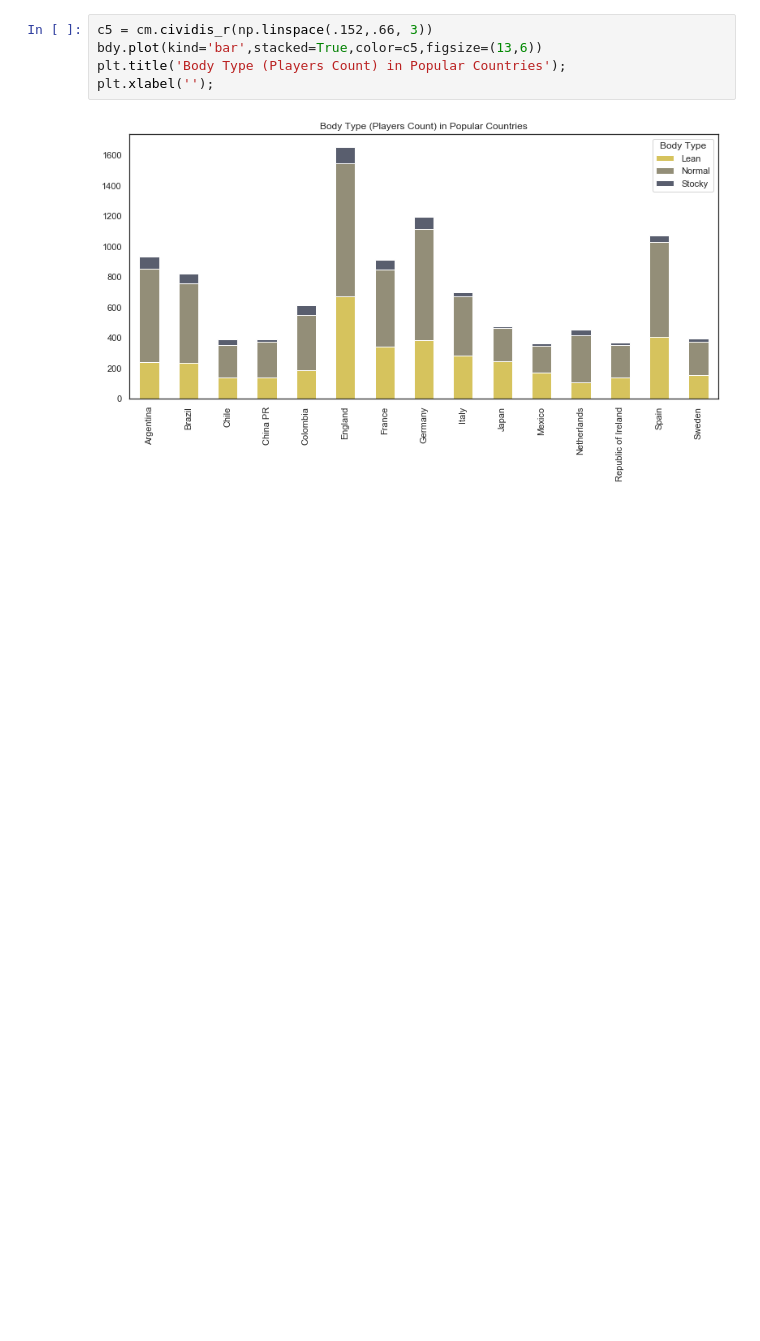
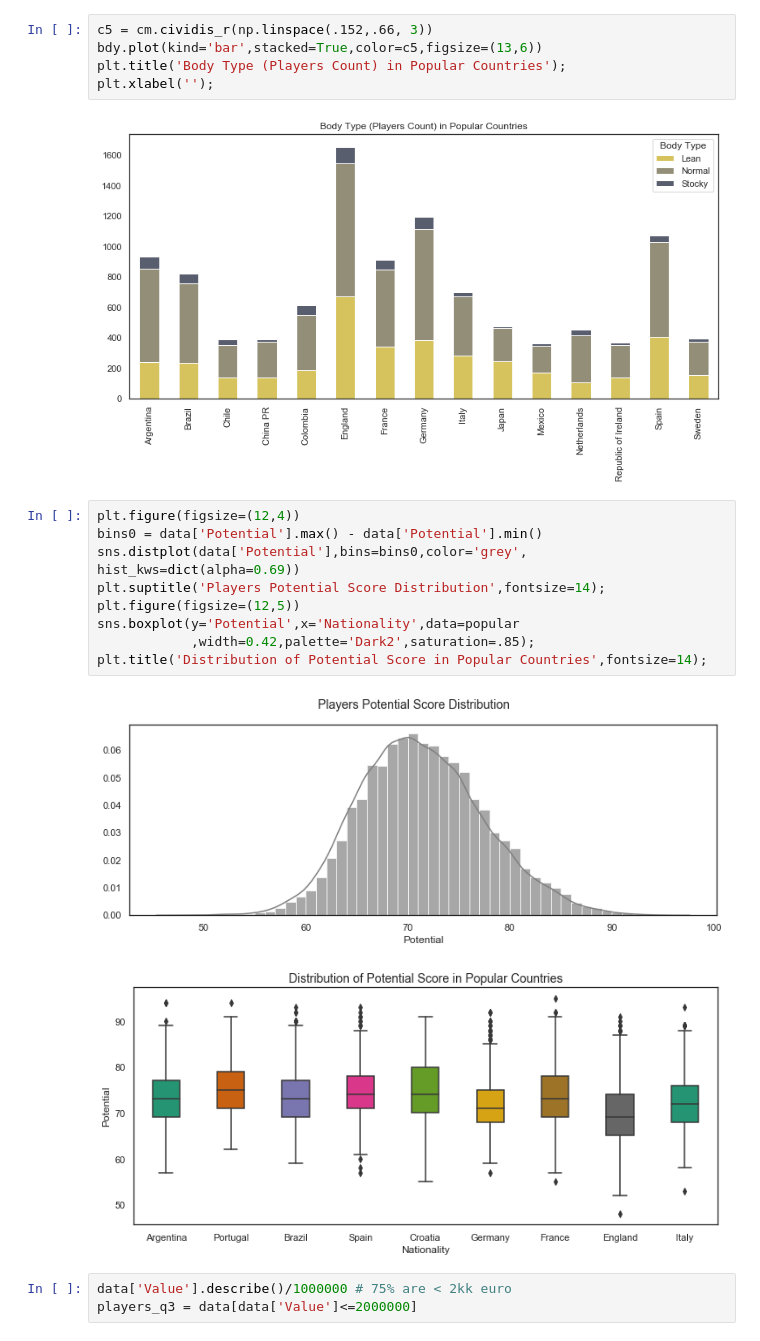
Before and after one commit to JakubPluta/EDA-ML, a Jupyter notebook: Fifa 19 Overall EDA.ipynb, the cells around one changed output. Saved outputs shown, nothing was run; the diff lists cells and outputs as text; blank space fills up the shorter version.

```diff
--- a/Fifa 19 Overall EDA.ipynb
+++ b/Fifa 19 Overall EDA.ipynb
@@ -316,3 +329,18 @@ plt.title('Body Type (Players Count) in Popular Countries');
 plt.xlabel('');
 # %% [output]
 [figure]
+# %%
+plt.figure(figsize=(12,4))
+bins0 = data['Potential'].max() - data['Potential'].min()
+sns.distplot(data['Potential'],bins=bins0,color='grey', hist_kws=dict(alpha=0.69))
+plt.suptitle('Players Potential Score Distribution',fontsize=14);
+plt.figure(figsize=(12,5))
+sns.boxplot(y='Potential',x='Nationality',data=popular
+            ,width=0.42,palette='Dark2',saturation=.85);
+plt.title('Distribution of Potential Score in Popular Countries',fontsize=14);
+# %% [output]
+[figure, added]
+[figure, added]
+# %%
+data['Value'].describe()/1000000 # 75% are < 2kk euro
+players_q3 = data[data['Value']<=2000000]
```
Also changed, not shown: parts of 10 cells of this notebook.
